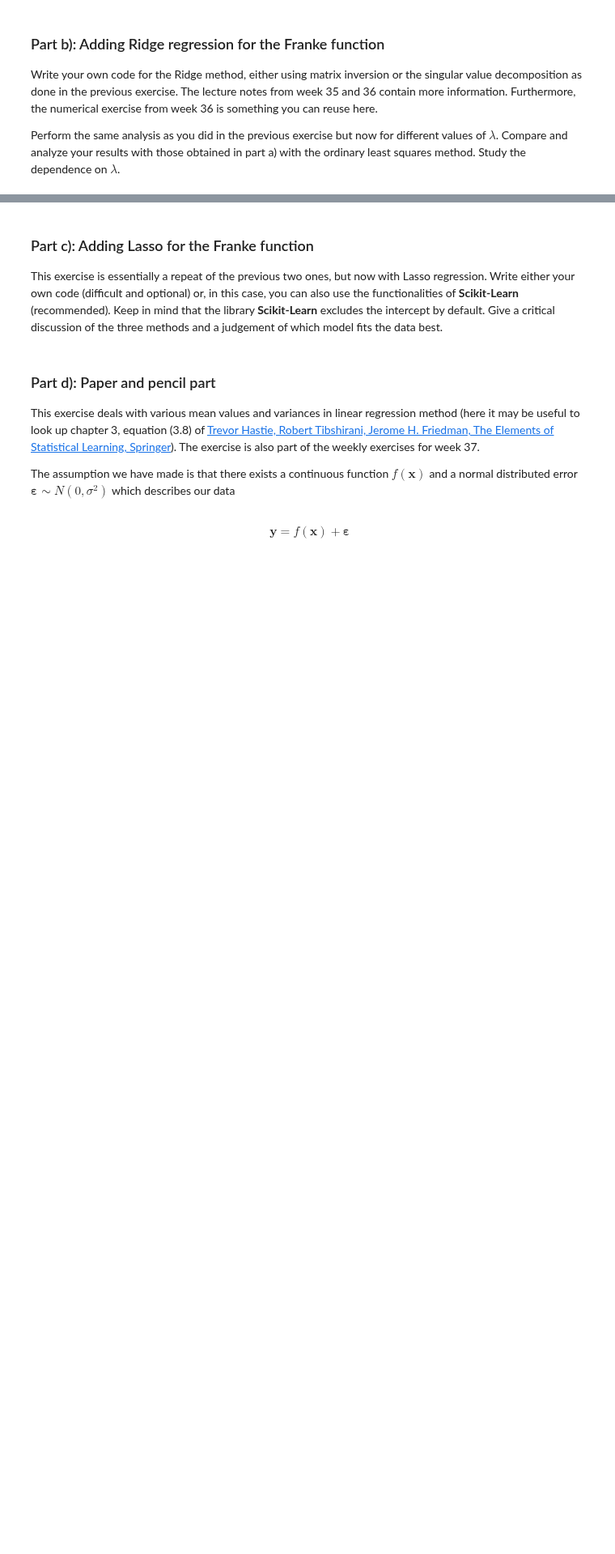
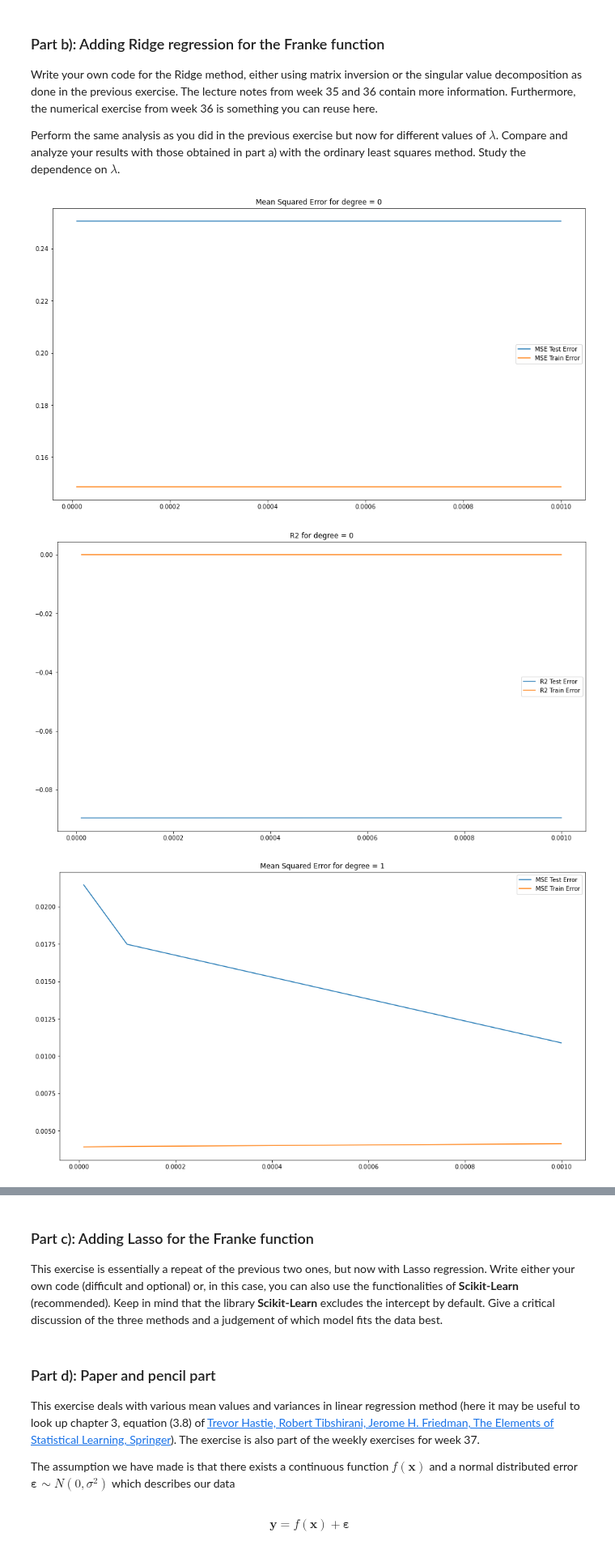
Before and after one commit to Sofriet/Project1data-ml, a Jupyter notebook: Project1.ipynb, the cells around one changed output, grey strips where cells are left out. Shown at 81% size. Cells and saved outputs as stored; diff of their text form; code cells hidden in the pictures; blank space fills up the shorter version.

```diff
--- a/Project1.ipynb
+++ b/Project1.ipynb
@@ -260,3 +275,65 @@ exercise. The lecture notes from week 35 and 36 contain more information. Furthe
 Perform the same analysis as you did in the previous exercise but now for different values of $\lambda$. Compare and
 analyze your results with those obtained in part a) with the ordinary least squares method. Study the
 dependence on $\lambda$.
+# %%
+lambdas = [0.00001,0.0001, 0.001]
+
+MSETrain = []
+MSETest = []
+
+R2Train = []
+R2Test = []
+
+PolyDegree = []
+
+PolynomialDegree = 5
+
+X = create_X(x, y, n = PolynomialDegree)
+
+X_train, X_test, z_train, z_test = train_test_split(X,z,test_size=0.2)
+clf = skl.LinearRegression().fit(X_train, z_train)
+
+scaler = StandardScaler()
+scaler.fit(X_train)
+X_train_scaled = scaler.transform(X_train)
+X_test_scaled = scaler.transform(X_test)
+
+
+for degree in range(0,PolynomialDegree):
+    MSETrain = []
+    MSETest = []
+
+    R2Train = []
+    R2Test = []
+
+    for lamb in lambdas:
+        model = make_pipeline(PolynomialFeatures(degree=degree), Ridge(alpha = lamb, fit_intercept=False))
+        clf = model.fit(X_train_scaled, z_train)
+        z_fit = clf.predict(X_train_scaled)
+        z_pred = clf.predict(X_test_scaled)
+        PolyDegree.append(degree)
+
+        MSETrain.append(mean_squared_error(z_fit,z_train))
+        MSETest.append(mean_squared_error(z_test, z_pred))
+        R2Train.append(r2_score(z_fit, z_train))
+        R2Test.append(r2_score(z_test, z_pred))
+
+    plt.figure(figsize=(16,9))
+    plt.plot(lambdas, MSETest, label='MSE Test Error')
+    plt.plot(lambdas, MSETrain, label='MSE Train Error')
+    # plt.ylim(0,0.25)
+    plt.title(f"Mean Squared Error for degree = {degree}")
+    plt.legend()
+    plt.show()
+
+    plt.figure(figsize=(16,9))
+    plt.plot(lambdas, R2Test, label='R2 Test Error')
+    plt.plot(lambdas, R2Train, label='R2 Train Error')
+    # plt.ylim(0,0.25)
+    plt.title(f"R2 for degree = {degree}")
+    plt.legend()
+    plt.show()
+# %% [output]
+[figure, added]
+[figure, added]
+[figure, added]
```
Also changed, not shown: parts of 4 cells of this notebook.
